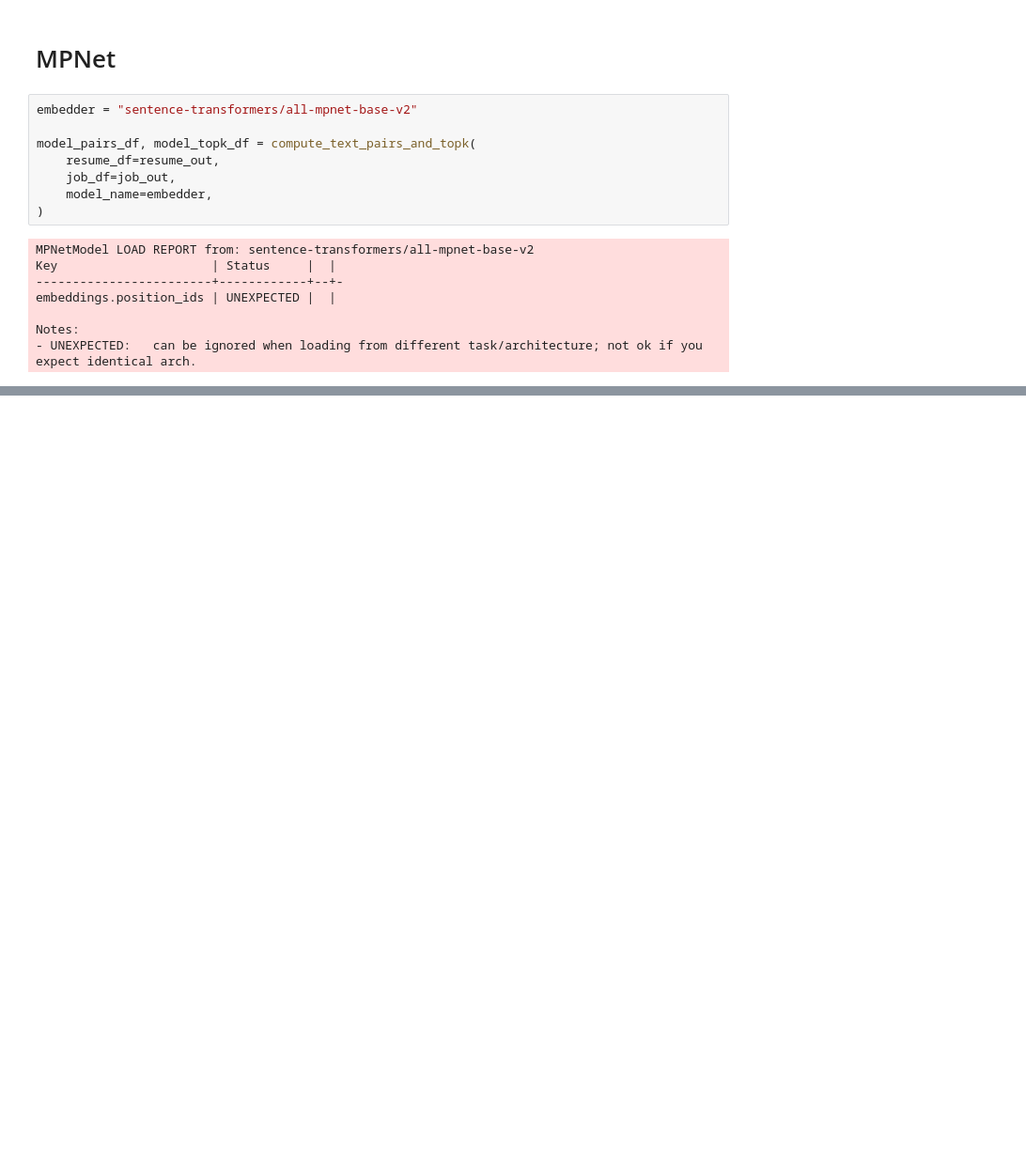
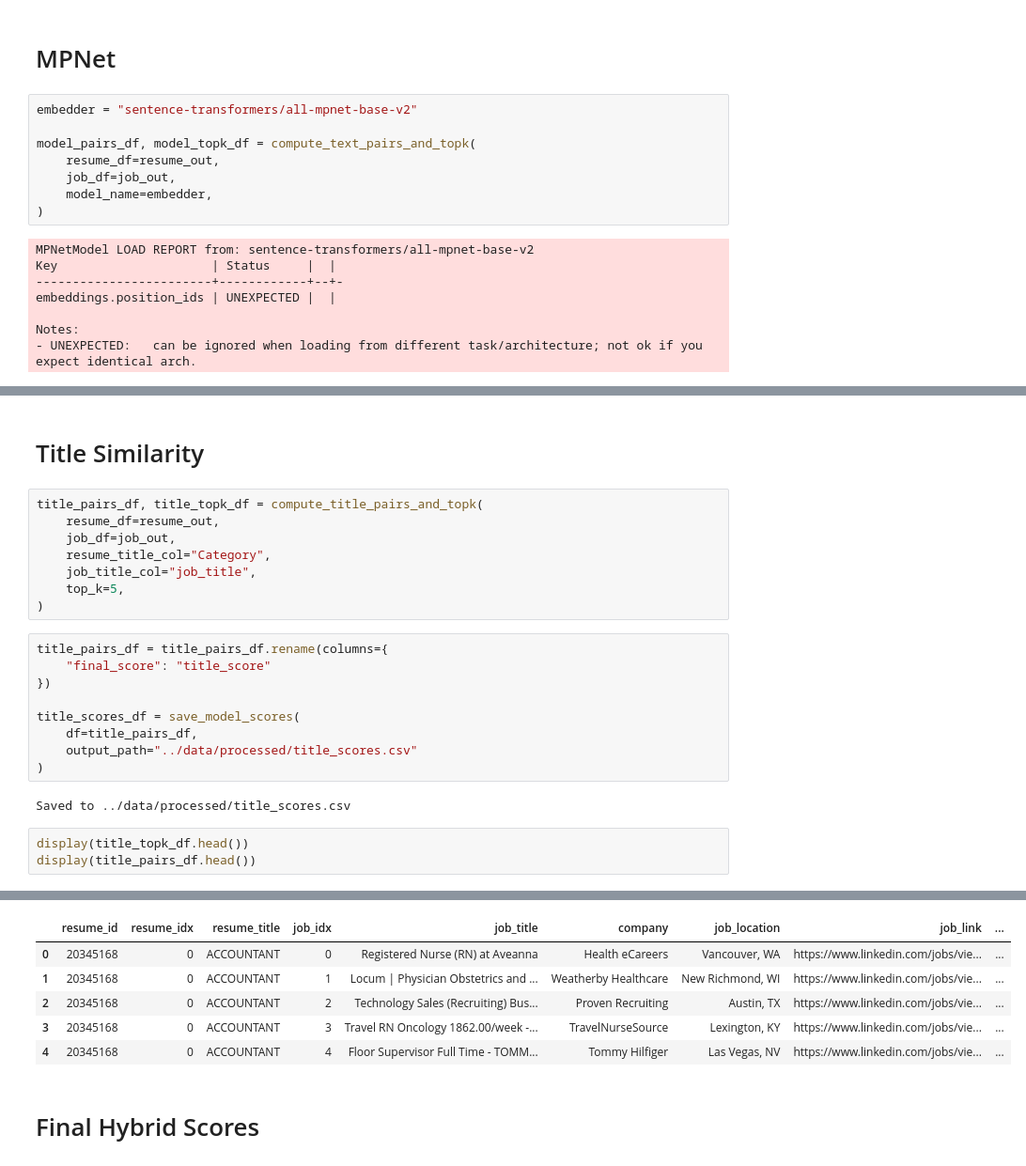
Before and after one commit to yukkigu/resume-job-matcher, a Jupyter notebook: notebooks/score.ipynb, the cells around one changed output, grey strips where cells are left out. Shown at 94% size. Cells and saved outputs as stored; diff of their text form; blank space fills up the shorter version.

Commit message:
finished calculating hybrid scores

```diff
--- a/notebooks/score.ipynb
+++ b/notebooks/score.ipynb
@@ -158,3 +210,28 @@ display(model_pairs_df.head())
 | 2 | 20345168 | 0 | 2 | Technology Sales (Recruiting) Bus... | Proven Recruiting | Austin, TX | sentence-transformers/all-mpnet-b... | 0.4211 | ... |
 | 3 | 20345168 | 0 | 3 | Travel RN Oncology 1862.00/week -... | TravelNurseSource | Lexington, KY | sentence-transformers/all-mpnet-b... | 0.3238 | ... |
 | 4 | 20345168 | 0 | 4 | Floor Supervisor Full Time - TOMM... | Tommy Hilfiger | Las Vegas, NV | sentence-transformers/all-mpnet-b... | 0.4452 | ... |
+# %% [markdown]
+# Title Similarity
+# %%
+title_pairs_df, title_topk_df = compute_title_pairs_and_topk(
+    resume_df=resume_out,
+    job_df=job_out,
+    resume_title_col="Category",
+    job_title_col="job_title",
+    top_k=5,
+)
+# %%
+title_pairs_df = title_pairs_df.rename(columns={
+    "final_score": "title_score"
+})
+
+title_scores_df = save_model_scores(
+    df=title_pairs_df,
+    output_path="../data/processed/title_scores.csv"
+)
+# %% [output]
+Saved to ../data/processed/title_scores.csv
+# %%
+display(title_topk_df.head())
+display(title_pairs_df.head())
+# %% [output]
@@ -160,0 +244,8 @@ display(model_pairs_df.head())
+|  | resume_id | resume_idx | resume_title | job_idx | job_title | company | job_location | job_link | ... |
+| 0 | 20345168 | 0 | ACCOUNTANT | 0 | Registered Nurse (RN) at Aveanna | Health eCareers | Vancouver, WA | https://www.linkedin.com/jobs/vie... | ... |
+| 1 | 20345168 | 0 | ACCOUNTANT | 1 | Locum | Physician Obstetrics and ... | Weatherby Healthcare | New Richmond, WI | https://www.linkedin.com/jobs/vie... | ... |
+| 2 | 20345168 | 0 | ACCOUNTANT | 2 | Technology Sales (Recruiting) Bus... | Proven Recruiting | Austin, TX | https://www.linkedin.com/jobs/vie... | ... |
+| 3 | 20345168 | 0 | ACCOUNTANT | 3 | Travel RN Oncology 1862.00/week -... | TravelNurseSource | Lexington, KY | https://www.linkedin.com/jobs/vie... | ... |
+| 4 | 20345168 | 0 | ACCOUNTANT | 4 | Floor Supervisor Full Time - TOMM... | Tommy Hilfiger | Las Vegas, NV | https://www.linkedin.com/jobs/vie... | ... |
+# %% [markdown]
+# Final Hybrid Scores
```
Also changed, not shown: parts of 11 cells of this notebook, 2 other files.
